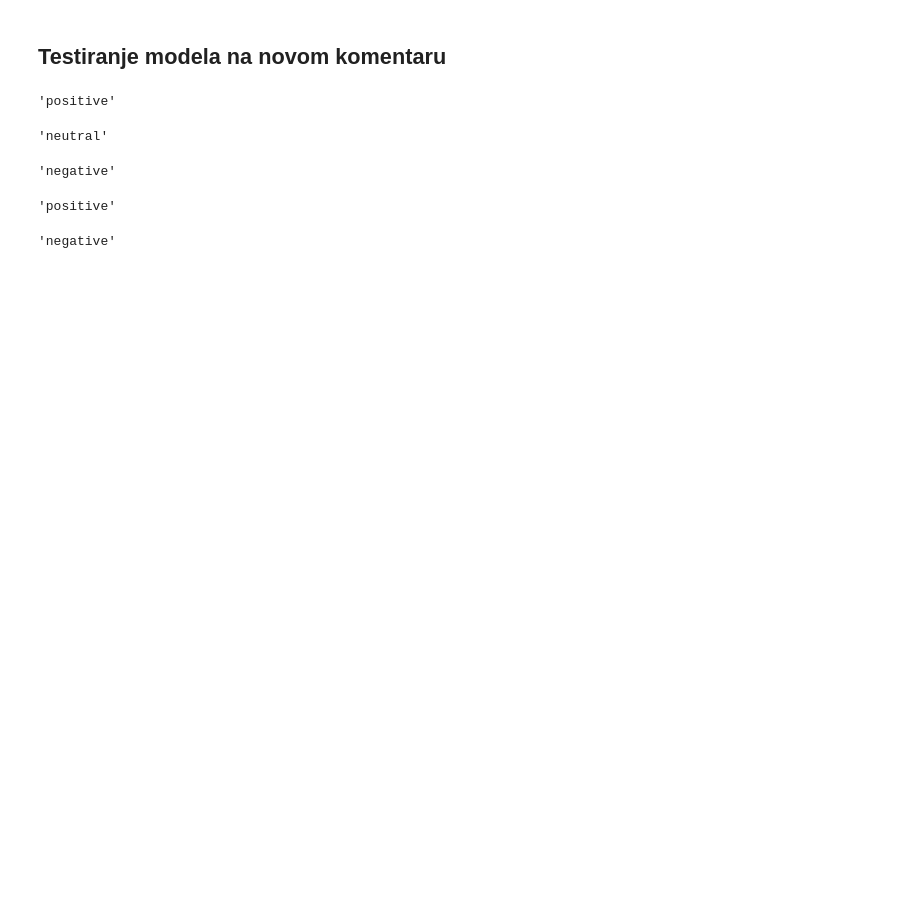
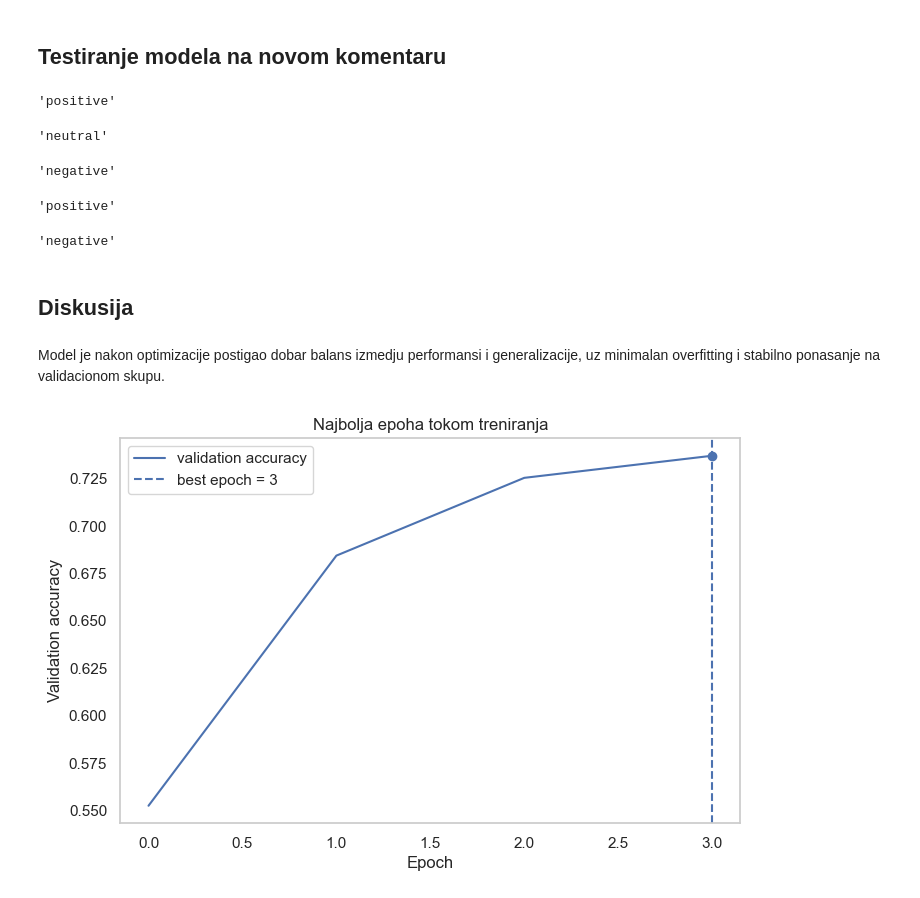
Before and after one commit to nemanjastojanovicc/youtube-comments-sentiment, a Jupyter notebook: main.ipynb, the cells around one changed output. Cells and saved outputs as stored; diff of their text form; code cells hidden in the pictures; blank space fills up the shorter version.

```diff
--- a/main.ipynb
+++ b/main.ipynb
@@ -573,3 +573,23 @@ predict_sentiment("It's very useful, thanks.")
 predict_sentiment("Why are there no subtitles?")
 # %% [output]
 'negative'
+# %% [markdown]
+## Diskusija
+# %% [markdown]
+Model je nakon optimizacije postigao dobar balans izmedju performansi i generalizacije, uz minimalan overfitting i stabilno ponasanje na validacionom skupu.
+# %%
+val_acc = history.history['val_accuracy']
+best_epoch = np.argmax(val_acc)
+
+plt.figure(figsize=(8,5))
+plt.plot(val_acc, label='validation accuracy')
+plt.axvline(x=best_epoch, linestyle='--', label=f'best epoch = {best_epoch}')
+plt.scatter(best_epoch, val_acc[best_epoch])
+plt.title('Najbolja epoha tokom treniranja')
+plt.xlabel('Epoch')
+plt.ylabel('Validation accuracy')
+plt.legend()
+plt.grid()
+plt.show()
+# %% [output]
+[figure, added]
```
Also changed, not shown: parts of 8 cells of this notebook.
